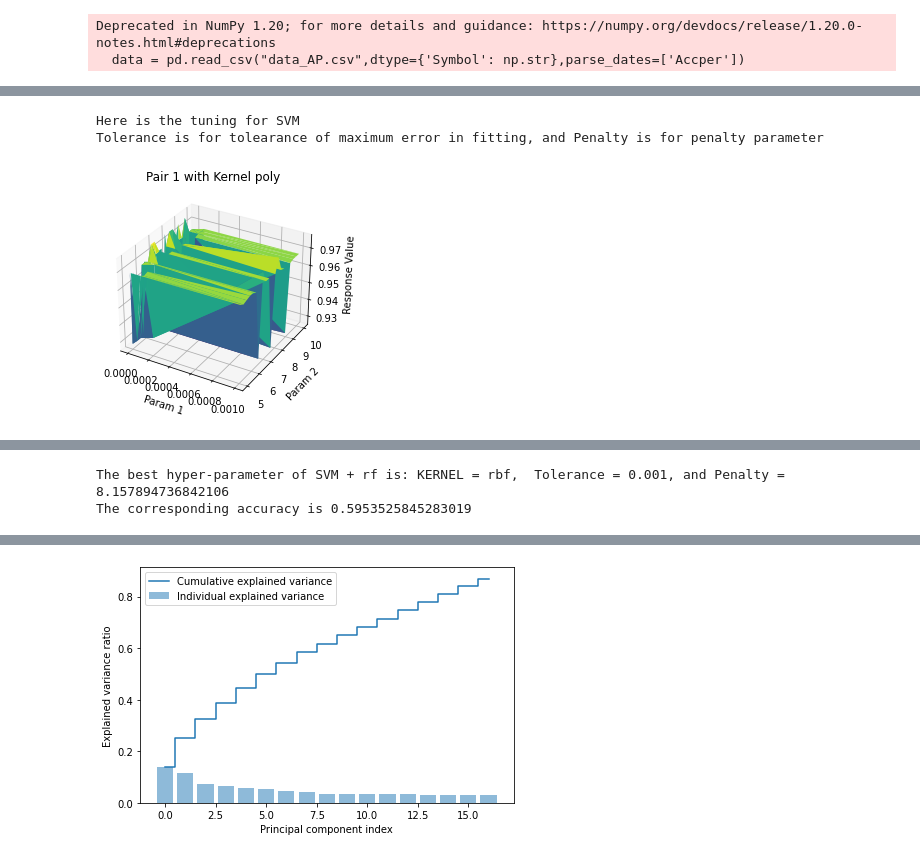
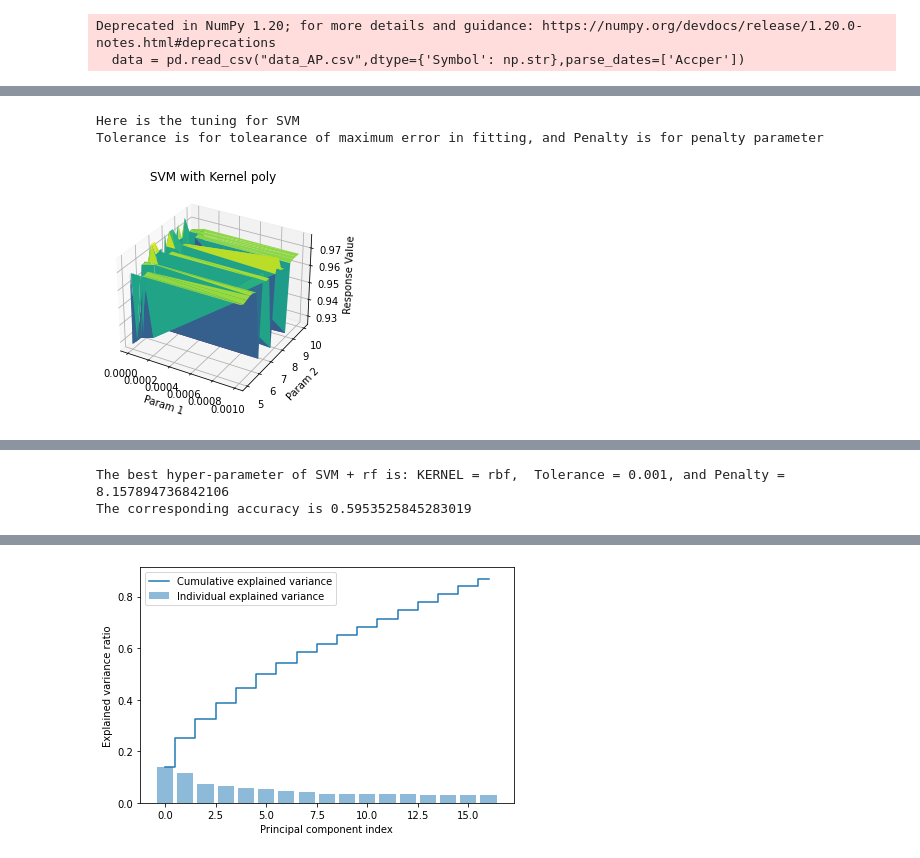
Before and after one commit to ese527team/Final_report, a Jupyter notebook: SVM.ipynb, the cells around one changed output, grey strips where cells are left out. Saved outputs shown, nothing was run; the diff lists cells and outputs as text; code cells hidden in the pictures.

```diff
--- a/SVM.ipynb
+++ b/SVM.ipynb
@@ -182,56 +180,62 @@ feature_after_tuned=feature_global[FS[FS["rank"] <= 18].Name]
 # %%
-kfolds = KFold(n_splits=5,  shuffle=True)
-x_train,x_test,y_train,y_test = train_test_split(feature_after_tuned,response_global_class,test_size=0.2)
-x_train_1,x_train_2,y_train_1,y_train_2=train_test_split(x_train,y_train,test_size=0.1)
 # Tune for SVM
 print("Here is the tuning for SVM")
 print("Tolerance is for tolearance of maximum error in fitting, and Penalty is for penalty parameter")
+for i in range(0,1):
+    if (i==0):
+        x=x_df1_train
+        y=y_df1_train
+    elif (i==1):
+        x=x_df2_train
+        y=y_df2_train
+    else:
+        x=x_df3_train
+        y=y_df3_train
+
+    Kernel=['poly','linear','rbf']
+    Tol=[10e-4,10e-5,10e-6,10e-7,10e-8]
+    c=np.linspace(start = 5, stop = 10, num = 20)
+    Acc=0
+
+    Acc=0
+    count=0
+    p3d = pd.DataFrame(columns=['Param 1','Param 2','Response Value'])
+    #################
+    k_range=range(0,5)
+    c_range=range(0,20)
+    nameee=['Pair 1','Pair 2 ','Pair 3']
+    ##################
+
+    for j in range(0,3):
+        for k in range(0,5):
+            for m in range(0,20):
+                SVM=OneVsOneClassifier(svm.SVC(kernel=Kernel[j],tol=Tol[k],C=c[m]))
+                scores = cross_val_score(SVM,x, y, scoring='accuracy', cv=kfolds, n_jobs=-1)
+                #############
+                p3d.loc[count]=[Tol[k],c[m],scores.mean()]
+                count=count+1
+                ###################
+                if (scores.mean()>Acc):
+                    Acc=scores.mean()
+                    KERNEL=Kernel[j]
+                    Tolerance=Tol[k]
+                    Penalty=c[m]
 
 
-Kernel=['poly','linear','rbf']
-Tol=[10e-4,10e-6,10e-8]
-c=np.linspace(start = 5, stop = 10, num = 10)
-Acc=0
-
-count=0
-p3d = pd.DataFrame(columns=['Param 1','Param 2','Response Value'])
-##################
-
-for j in range(0,3):
-    for k in range(0,5):
-        for m in range(0,20):
-            SVM=OneVsRestClassifier(svm.SVC(kernel=Kernel[j],tol=Tol[k],C=c[m]))
-            scores = cross_val_score(SVM,x_train_1, y_train_1, scoring='accuracy', cv=kfolds, n_jobs=-1)
-            #############
-            p3d.loc[count]=[Tol[k],c[m],scores.mean()]
-            count=count+1
-            ###################
-            if (scores.mean()>Acc):
-                Acc=scores.mean()
-                KERNEL=Kernel[j]
-                Tolerance=Tol[k]
-                Penalty=c[m]
+    for dist in range (0,3):
+        fig = plt.figure()
+        ax = fig.gca(projection='3d')
+        ax.plot_trisurf(p3d['Param 1'], p3d['Param 2'], p3d['Response Value'], cmap=plt.cm.viridis, linewidth=0.2)
+        ax.set_xlabel('Param 1')
+        ax.set_ylabel('Param 2')
+        ax.set_zlabel('Response Value')
+        ax.set_title("SVM with Kernel "+Kernel[dist])
+        plt.show()
 
 
-for dist in range (0,3):
-    fig = plt.figure()
-    ax = fig.gca(projection='3d')
-    ax.plot_trisurf(p3d['Param 1'], p3d['Param 2'], p3d['Response Value'], cmap=plt.cm.viridis, linewidth=0.2)
-    ax.set_xlabel('Param 1')
-    ax.set_ylabel('Param 2')
-    ax.set_zlabel('Response Value')
-    ax.set_title("SVM with Kernel "+Kernel[dist])
-    plt.show()
-
-
-print("The best hyper-parameter of SVM + rf is: KERNEL = "+KERNEL+",  Tolerance = "+str(Tolerance)+", and Penalty = "+str(Penalty))
-
-SVM_pred = OneVsRestClassifie(svm.SVC(kernel=KERNEL,tol=Tolerance,C=Penalty))
-SVM_pred.fit(x_train,y_train)
-Acc_pred=SVM_pred.score(x_test,y_test)
-print("The corresponding accuracy is "+str(Acc_pred))
-y_pred_SVM=SVM_pred.predict(x_test)
+    print("The best hyper-parameter of SVM + rf is: KERNEL = rbf,  Tolerance = 0.001, and Penalty = 8.157894736842106")
+    print("The corresponding accuracy is 0.5953525845283019")
 # %% [output]
 Here is the tuning for SVM
 Tolerance is for tolearance of maximum error in fitting, and Penalty is for penalty parameter
-[figure, old version]
+[figure, new version]
```
Also changed, not shown: parts of 7 cells of this notebook.
